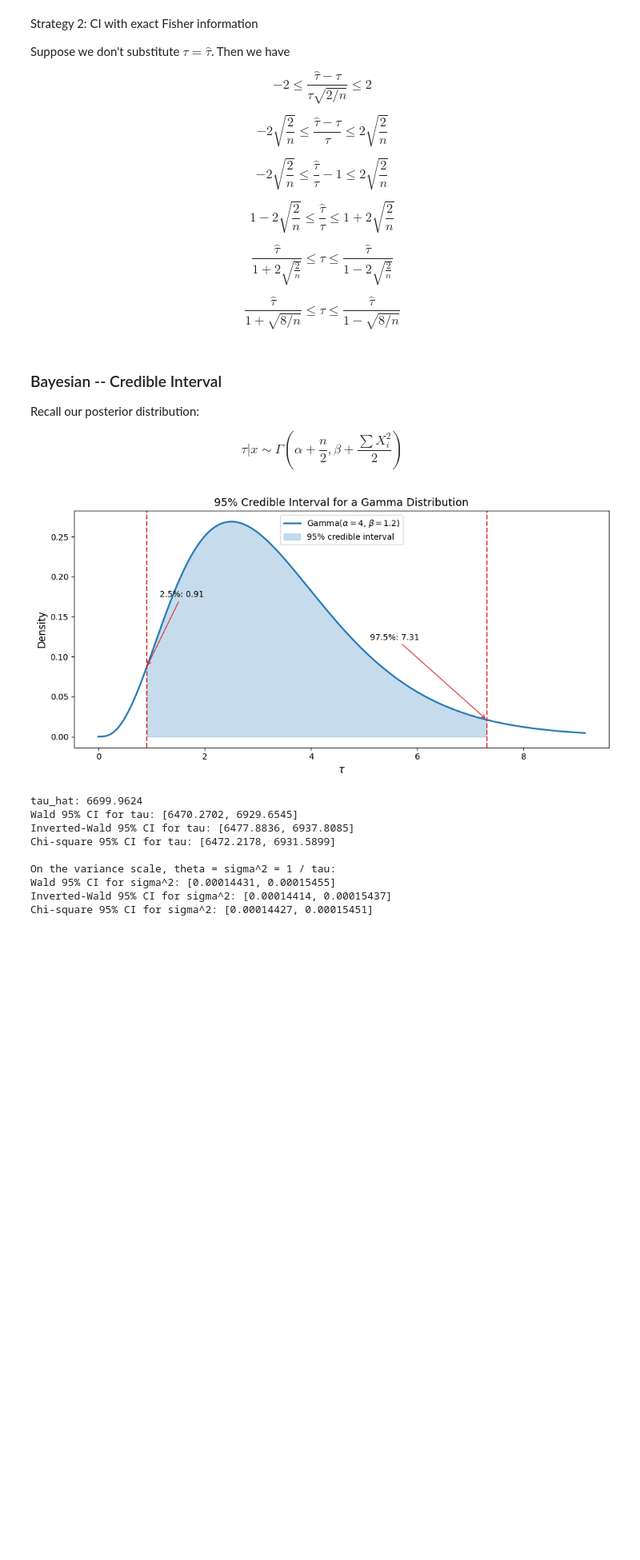
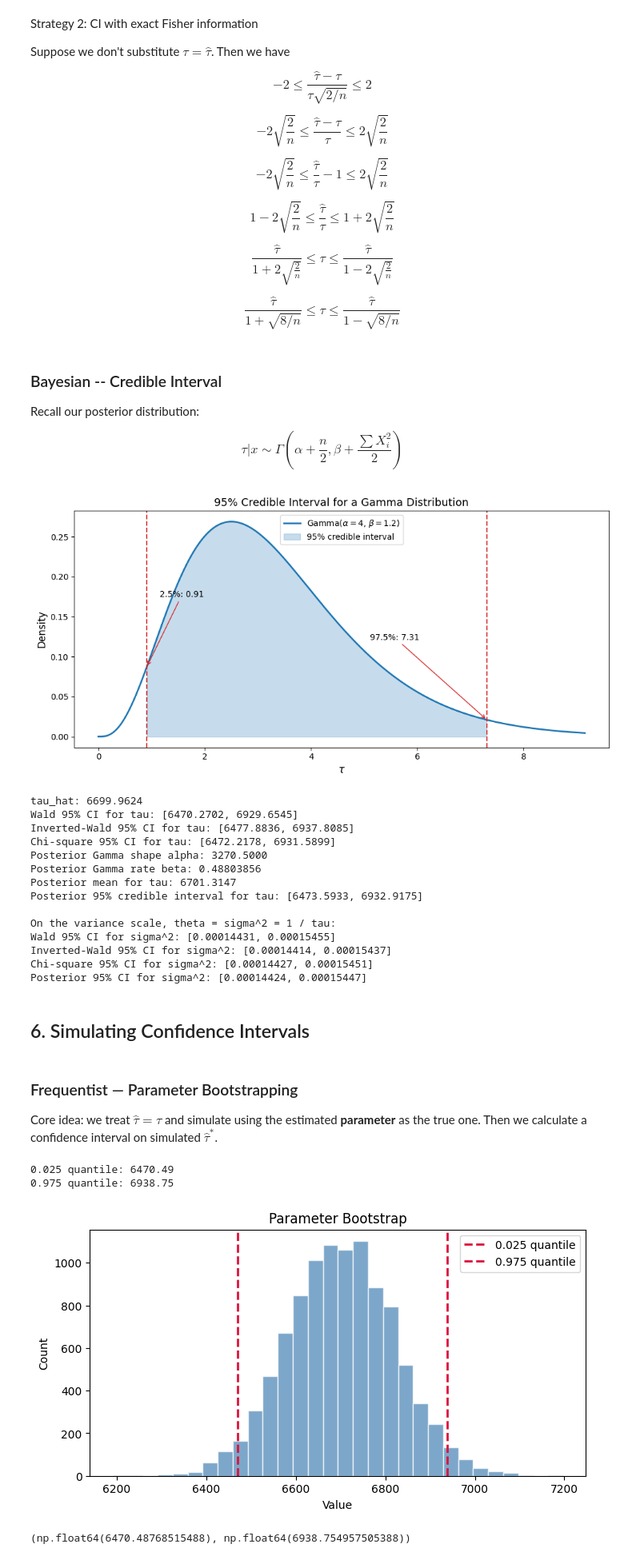
Before and after one commit to su-andrew/stats200q, a Jupyter notebook: Stats200_Book.ipynb, the cells around one changed output. Shown at 80% size. Cells and saved outputs as stored; diff of their text form; code cells hidden in the pictures; blank space fills up the shorter version.

```diff
--- a/Stats200_Book.ipynb
+++ b/Stats200_Book.ipynb
@@ -405,8 +471,8 @@ pm_mses = []
 
 for _ in range(n_trials):
     sim_vals = np.random.normal(0, np.sqrt(true_theta), n)
-    mle = maximum_likelihood(sim_vals)
-    pm = posterior_mean(sim_vals)
+    mle = maximum_likelihood_variance(sim_vals)
+    pm = posterior_mean_variance(sim_vals)
     mle_estimates.append(mle)
     pm_estimates.append(pm)
     mle_mses.append((mle - true_theta) ** 2)
@@ -427,8 +493,8 @@ ax.axvline(mle_mean, color='steelblue', linestyle='--', linewidth=2, label=f'MLE
 ax.axvline(pm_mean,  color='darkorange', linestyle='--', linewidth=2, label=f'PM mean = {pm_mean:.4f} (bias={pm_mean - true_theta:+.4f})')
 
 ax.set_title('Distribution of MLE vs Posterior Mean Estimates', fontsize=13)
-ax.set_xlabel('Estimated θ', fontsize=12)
-ax.set_ylabel('Density', fontsize=12)
+ax.set_xlabel('Estimated θ')
+ax.set_ylabel('Density')
 ax.legend()
 plt.tight_layout()
 plt.show()
@@ -439,7 +505,7 @@ True theta: 2.0000  MLE MSE: 0.3977  PM MSE: 0.3619
 n = 20
 n_trials = 1000
 alpha_0, beta_0 = 2, 2
-prior_mean_theta = alpha_0 / beta_0
+prior_mean_theta = beta_0 / (alpha_0 - 1)
 
 true_thetas = np.linspace(0.001, 2.0, 50)
 
@@ -451,8 +517,8 @@ for true_theta in true_thetas:
     pm_sq_errs = []
     for _ in range(n_trials):
         sim_vals = np.random.normal(0, np.sqrt(true_theta), n)
-        mle = maximum_likelihood(sim_vals)
-        pm = posterior_mean(sim_vals, alpha=alpha_0, beta=beta_0)
+        mle = maximum_likelihood_variance(sim_vals)
+        pm = posterior_mean_variance(sim_vals, alpha=alpha_0, beta=beta_0)
         mle_sq_errs.append((mle - true_theta) ** 2)
         pm_sq_errs.append((pm - true_theta) ** 2)
     mle_mses.append(np.mean(mle_sq_errs))
@@ -465,8 +531,8 @@ ax.axvline(prior_mean_theta, color='gray', linestyle='--', linewidth=1.5,
            label=f'Prior mean θ = {prior_mean_theta:.4f}  (α={alpha_0}, β={beta_0})')
 
 ax.set_title('MLE vs Posterior Mean MSE over True θ', fontsize=13)
-ax.set_xlabel('True θ', fontsize=12)
-ax.set_ylabel('MSE', fontsize=12)
+ax.set_xlabel('True θ')
+ax.set_ylabel('MSE')
 ax.legend()
 plt.tight_layout()
 plt.show()
@@ -720,8 +786,9 @@ plt.show()
 # %%
 # 95% confidence intervals for tau = 1 / sigma^2
 
-n = len(log_returns)
-sum_sq = np.sum(log_returns ** 2)
+x = np.asarray(log_returns).squeeze()
+n = len(x)
+sum_sq = np.sum(x ** 2)
 tau_hat = n / sum_sq
 
 z = stats.norm.ppf(0.975)
@@ -740,6 +807,19 @@ inverted_wald_ci = np.array([
 # Since tau * sum(X_i^2) has a chi-square distribution with n df.
 chi_square_ci = stats.chi2.ppf([0.025, 0.975], df=n) / sum_sq
 
+# Bayesian posterior: tau | x ~ Gamma(alpha + n/2, beta + sum(x_i^2)/2)
+# Here beta is the rate parameter, so scipy's scale is 1 / beta.
+prior_alpha = 2
+prior_beta = 0.0002
+posterior_alpha = prior_alpha + n / 2
+posterior_beta = prior_beta + 0.5 * sum_sq
+posterior_mean_tau = posterior_alpha / posterior_beta
+posterior_ci = stats.gamma.ppf(
+    [0.025, 0.975],
+    a=posterior_alpha,
+    scale=1 / posterior_beta,
+)
+
 def variance_ci(tau_ci):
     return np.array([1 / tau_ci[1], 1 / tau_ci[0]])
 
@@ -747,22 +827,34 @@ print(f"tau_hat: {tau_hat:.4f}")
 print(f"Wald 95% CI for tau: [{wald_ci[0]:.4f}, {wald_ci[1]:.4f}]")
 print(f"Inverted-Wald 95% CI for tau: [{inverted_wald_ci[0]:.4f}, {inverted_wald_ci[1]:.4f}]")
 print(f"Chi-square 95% CI for tau: [{chi_square_ci[0]:.4f}, {chi_square_ci[1]:.4f}]")
+print(f"Posterior Gamma shape alpha: {posterior_alpha:.4f}")
+print(f"Posterior Gamma rate beta: {posterior_beta:.8f}")
+print(f"Posterior mean for tau: {posterior_mean_tau:.4f}")
+print(f"Posterior 95% credible interval for tau: [{posterior_ci[0]:.4f}, {posterior_ci[1]:.4f}]")
 
-print("\nOn the variance scale, theta = sigma^2 = 1 / tau:")
+print("\nOn the variance scale, sigma^2 = 1 / tau:")
 for label, tau_ci in [
     ("Wald", wald_ci),
     ("Inverted-Wald", inverted_wald_ci),
     ("Chi-square", chi_square_ci),
+    ("Posterior", posterior_ci),
 ]:
-    theta_ci = variance_ci(tau_ci)
-    print(f"{label} 95% CI for sigma^2: [{theta_ci[0]:.8f}, {theta_ci[1]:.8f}]")
+    sigma2_ci = variance_ci(tau_ci)
+    print(f"{label} 95% CI for sigma^2: [{sigma2_ci[0]:.8f}, {sigma2_ci[1]:.8f}]")
 # %% [output]
 tau_hat: 6699.9624
 Wald 95% CI for tau: [6470.2702, 6929.6545]
 Inverted-Wald 95% CI for tau: [6477.8836, 6937.8085]
 Chi-square 95% CI for tau: [6472.2178, 6931.5899]
+Posterior Gamma shape alpha: 3270.5000
+Posterior Gamma rate beta: 0.48803856
+Posterior mean for tau: 6701.3147
+Posterior 95% credible interval for tau: [6473.5933, 6932.9175]
 
 On the variance scale, theta = sigma^2 = 1 / tau:
 Wald 95% CI for sigma^2: [0.00014431, 0.00015455]
 Inverted-Wald 95% CI for sigma^2: [0.00014414, 0.00015437]
 Chi-square 95% CI for sigma^2: [0.00014427, 0.00015451]
+Posterior 95% CI for sigma^2: [0.00014424, 0.00015447]
+# %% [markdown]
+## 6. Simulating Confidence Intervals
@@ -768,0 +905,26 @@ Chi-square 95% CI for sigma^2: [0.00014427, 0.00015451]
+# %% [markdown]
+### Frequentist — Parameter Bootstrapping
+
+Core idea: we treat $\hat \tau = \tau$ and simulate using the estimated **parameter** as the true one. Then we calculate a confidence interval on simulated $\hat \tau ^*$.
+# %%
+# np.random.normal(loc= , scale= , size= )
+n_trials = 10000
+data = np.asarray(log_returns).squeeze()
+n = len(data)
+
+tau_mle = mle(data)
+sim_pboot = np.empty(n_trials)
+
+for i in range(n_trials):
+    # generate data with tau_mle
+    sim_data = np.random.normal(loc=mu, scale=np.sqrt(1/tau_mle), size=n)
+    # calculate simulation mle for each simulation
+    sim_pboot[i] = mle(sim_data)
+
+# plot and find confidence interval
+plot_quantile_hist(sim_pboot, title="Parameter Bootstrap")
+# %% [output]
+0.025 quantile: 6470.49
+0.975 quantile: 6938.75
+[figure, added]
+(np.float64(6470.48768515488), np.float64(6938.754957505388))
```
Also changed, not shown: parts of 41 cells of this notebook, 2 other files.
